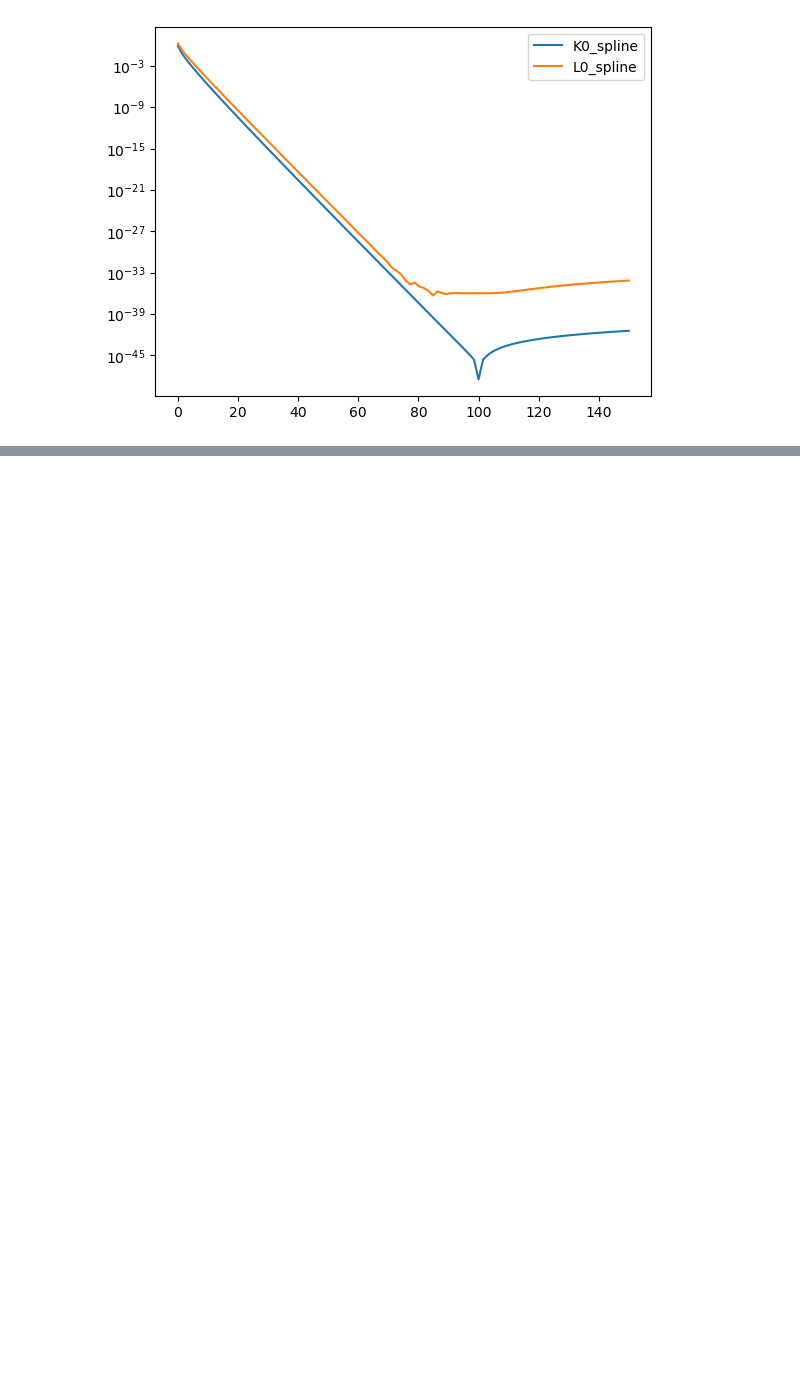
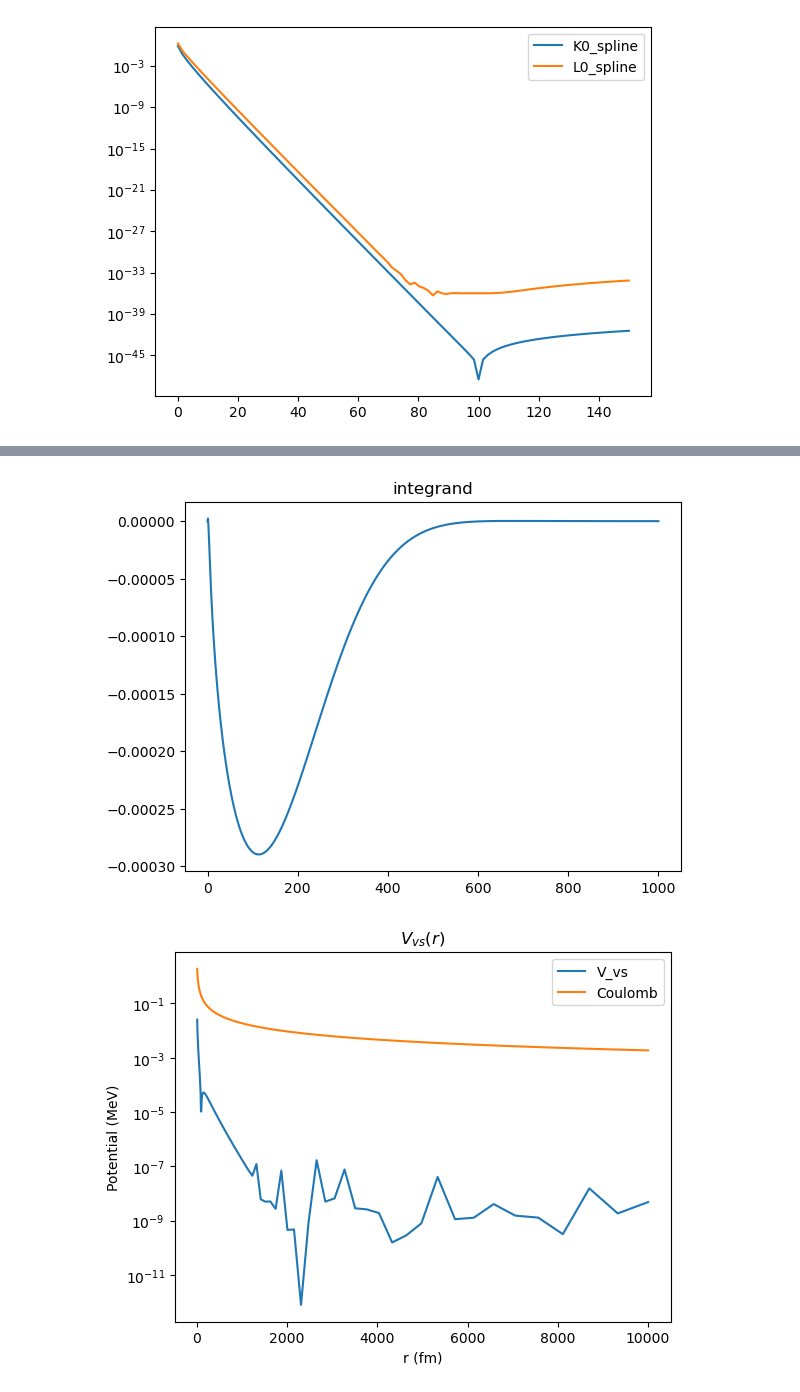
Before and after one commit to akotarel/phasr, a Jupyter notebook: docs/examples/QED_corrections.ipynb, the cells around one changed output, grey strips where cells are left out. Drawn from its saved outputs; the diff is of its cells as text; code cells hidden in the pictures; blank space fills up the shorter version.

```diff
--- a/docs/examples/QED_corrections.ipynb
+++ b/docs/examples/QED_corrections.ipynb
@@ -209,0 +209,54 @@ Text(0, 0.5, 'Potential (MeV)')
+# %%
+# J. Phys. G: Nucl. Part. Phys. 51 (2024) 035105 (16pp)
+# In atomic units 1/c=alpha, hbar=e=4*pi*e0=1
+from scipy.special import spence
+c=3*10**23 # fm/s
+me=0.51100 # MeV
+hbar=4.13567e-22 # MeV*s
+alpha=1/137.035999084
+
+def v_func(q):
+    return np.sqrt(1 + 4*(me/q)**2)
+
+def Li(x):
+    if np.isscalar(x) and x<1 and x>0:
+        return spence(1 - x)
+    else:
+        raise ValueError("Li function only implemented for inputs in (0,1)")
+Li=np.vectorize(Li)
+
+def F1(q):
+    v = v_func(q)
+    return alpha/(2*np.pi)*((v**2+1)/(4*v)*np.log((v+1)/(v-1))*np.log((v**2-1)/(4*v**2)) \
+                     + (2*v**2+1.)/(2*v)*np.log((v+1)/(v-1)) - 2 + (v**2+1)/(2*v)* (Li((v+1)/(2*v)) - Li((v-1)/(2*v))))
+
+
+def integrand(q, r):
+    # FL corresponds to alpha*form factor
+    return np.sin(q*r/phr.constants.hc)/(q*r/phr.constants.hc)*(alpha*nucleus.form_factor(q)*F1(q))
+
+q=np.linspace(0.01,1000,1000)
+plt.plot(q, integrand(q,1.))
+plt.title('integrand')
+plt.show()
+
+def V_vs(r):
+    integral = quad(lambda q: integrand(q,r), 0, np.inf, limit=50000)[0]
+    return -2/np.pi*nucleus.Z*integral
+V_vs=np.vectorize(V_vs)
+
+r=np.logspace(1,4,100)
+V_vs_vals=V_vs(r)
+#V_vs_spline=CubicSpline(r,V_vs_vals,bc_type='natural')
+
+plt.plot(r,np.abs(V_vs_vals),label='V_vs')
+plt.plot(r,np.abs(phr.constants.hc*nucleus.electric_potential(r)),label='Coulomb')
+plt.legend()
+plt.xlabel('r (fm)')
+plt.ylabel('Potential (MeV)')
+plt.yscale('log')
+plt.title(r'$V_{vs}(r)$')
+plt.show()
+# %% [output]
+[figure, added]
+[figure, added]
```
Also changed, not shown: parts of 4 cells of this notebook.
